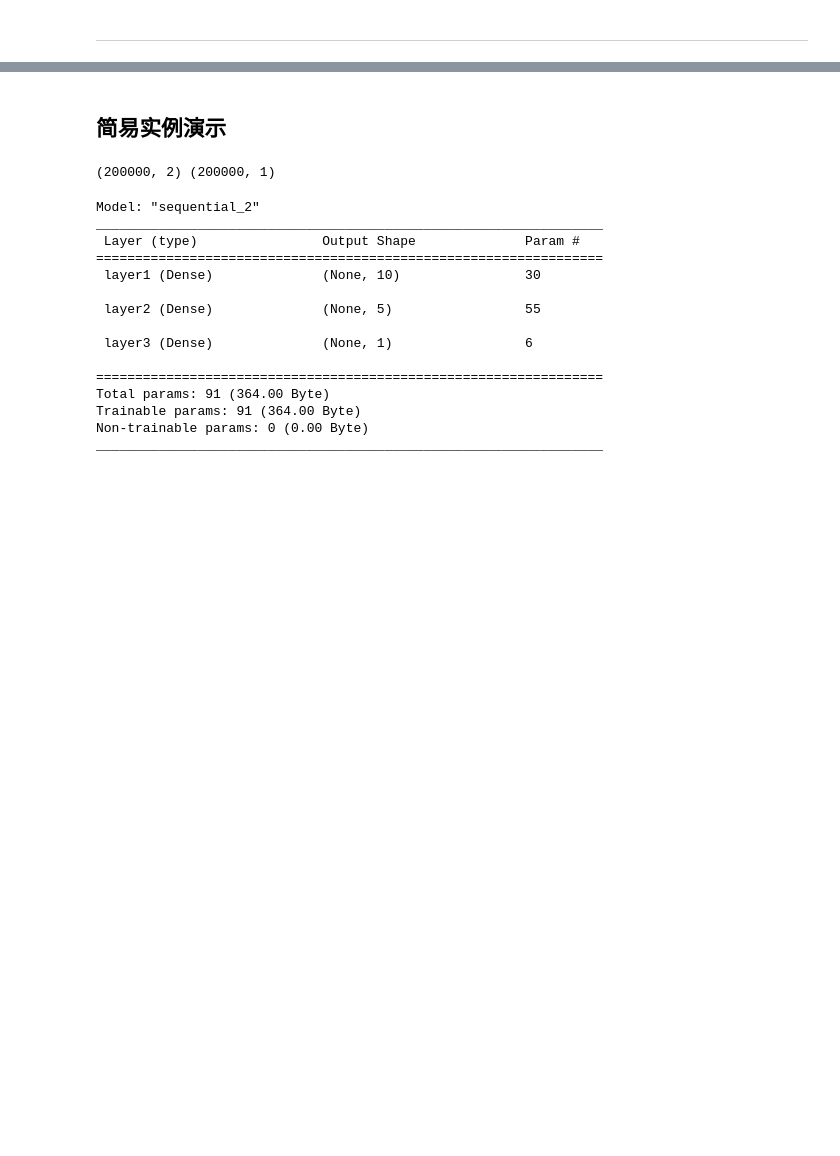
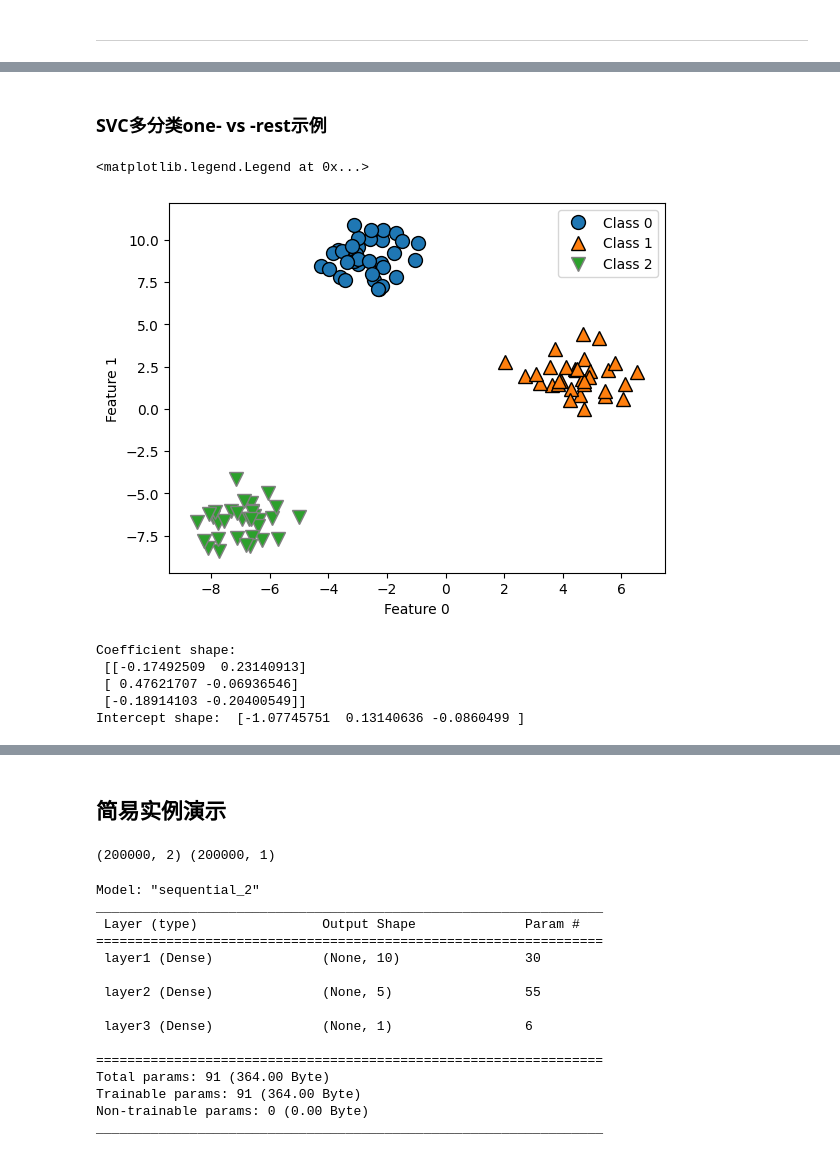
Before and after one commit to czy1101kksk/BriGhTczy-LearningNote, a Jupyter notebook: 机器学习 模型整理.ipynb, the cells around one changed output, grey strips where cells are left out. Drawn from its saved outputs; the diff is of its cells as text; code cells hidden in the pictures; blank space fills up the shorter version.

```diff
--- a/机器学习 模型整理.ipynb
+++ b/机器学习 模型整理.ipynb
@@ -319,0 +572,27 @@ plt.show()
+# %% [markdown]
+### SVC多分类one- vs -rest示例
+# %%
+from sklearn.datasets import make_blobs
+
+X, y = make_blobs(random_state=42)
+
+mglearn.discrete_scatter(X[:, 0], X[:, 1], y)
+plt.xlabel("Feature 0")
+plt.ylabel("Feature 1")
+plt.legend(["Class 0", "Class 1", "Class 2"])
+# %% [output]
+<matplotlib.legend.Legend at 0x...>
+[figure, added]
+# %%
+linear_svm = LinearSVC().fit(X, y)
+print("Coefficient shape: \n", linear_svm.coef_)
+print("Intercept shape: ", linear_svm.intercept_)
+
+#coef_ 的形状是 (3, 2) ，说明 coef_ 每⾏包含三个类别之⼀的系数向量，每列包含某个特征（这个数据集有 2 个特征）对应的系数值。
+#intercept_ 是⼀维数组，保存每个类别的截距
+# %% [output]
+Coefficient shape:
+ [[-0.17492509  0.23140913]
+ [ 0.47621707 -0.06936546]
+ [-0.18914103 -0.20400549]]
+Intercept shape:  [-1.07745751  0.13140636 -0.0860499 ]
```
Also changed, not shown: parts of 55 cells of this notebook, 3 other files.
